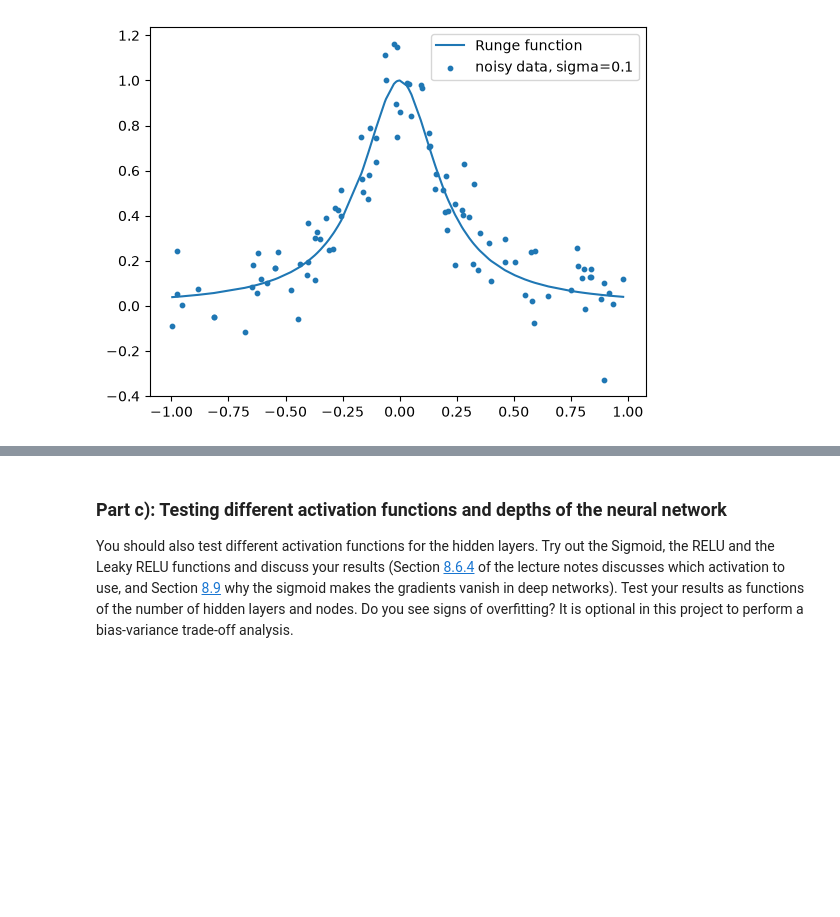
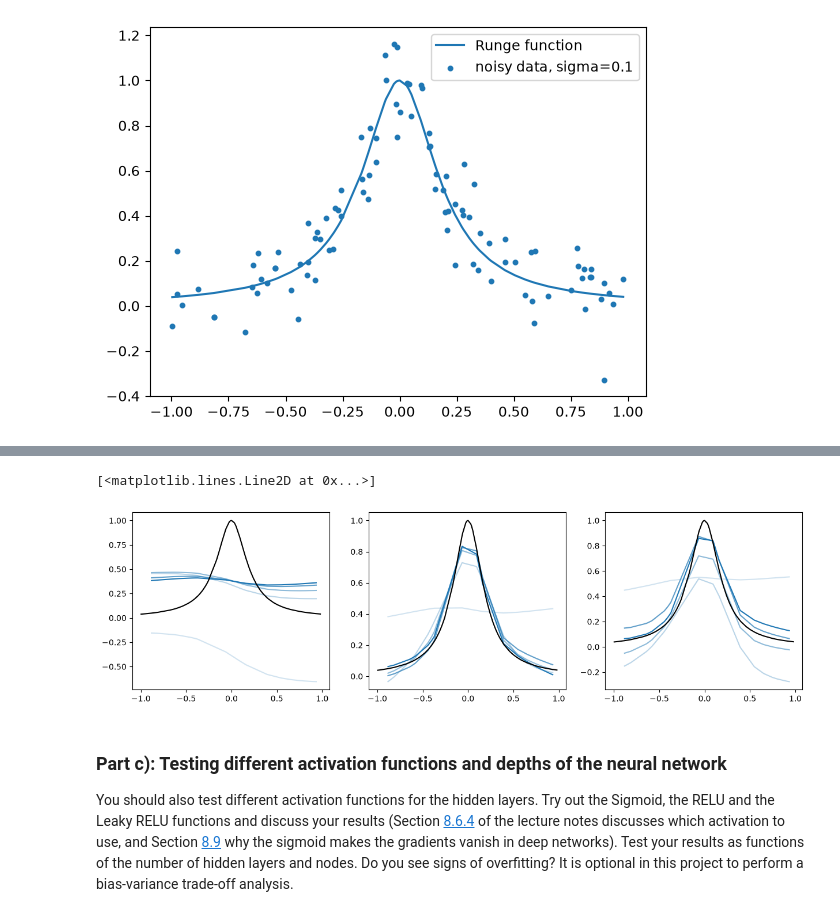
Before and after one commit to lukasMK01/FYS-STK4155, a Jupyter notebook: Project2.ipynb, the cells around one changed output, grey strips where cells are left out. Saved outputs shown, nothing was run; the diff lists cells and outputs as text; code cells hidden in the pictures; blank space fills up the shorter version.

```diff
--- a/Project2.ipynb
+++ b/Project2.ipynb
@@ -935,3 +884,44 @@ plt.show()
+# %%
+
+#Getting the raw data to plot with the Runge function
+x_tr_raw, x_te_raw, _, _ = train_test_split(x, y, test_size=0.2, random_state=2026)
+
+order = np.argsort(x_te_raw)
+
+fig, ax = plt.subplots(1,3, figsize=(15, 4))
+ax[0].plot(x_te_raw[order], ytilde_gd[1][order, 0],  label="epoch 1",color="tab:blue",alpha=0.2)
+ax[0].plot(x_te_raw[order], ytilde_gd[100][order, 0],  label="epoch 50",color="tab:blue",alpha=0.3)
+ax[0].plot(x_te_raw[order], ytilde_gd[200][order, 0],  label="epoch 100",color="tab:blue",alpha=0.5)
+ax[0].plot(x_te_raw[order], ytilde_gd[500][order, 0],  label="epoch 150",color="tab:blue",alpha=0.7)
+ax[0].plot(x_te_raw[order], ytilde_gd[-1][order, 0],  label="epoch 1000",color="tab:blue",alpha=1)
+
+ax[0].plot(x, runge(x), "k", label="Runge function")
+
+ax[1].plot(x_te_raw[order], ytilde_adam[1][order, 0],  label="epoch 1",color="tab:blue",alpha=0.2)
+ax[1].plot(x_te_raw[order], ytilde_adam[50][order, 0],  label="epoch 50",color="tab:blue",alpha=0.3)
+ax[1].plot(x_te_raw[order], ytilde_adam[100][order, 0],  label="epoch 100",color="tab:blue",alpha=0.5)
+ax[1].plot(x_te_raw[order], ytilde_adam[150][order, 0],  label="epoch 150",color="tab:blue",alpha=0.7)
+ax[1].plot(x_te_raw[order], ytilde_adam[-1][order, 0],  label="epoch 200",color="tab:blue",alpha=1)
+
+ax[1].plot(x, runge(x), "k", label="Runge function")
+
+ax[2].plot(x_te_raw[order], ytilde_rmsprop[1][order, 0],  label="epoch 1",color="tab:blue",alpha=0.2)
+ax[2].plot(x_te_raw[order], ytilde_rmsprop[50][order, 0],  label="epoch 50",color="tab:blue",alpha=0.3)
+ax[2].plot(x_te_raw[order], ytilde_rmsprop[100][order, 0],  label="epoch 100",color="tab:blue",alpha=0.5)
+ax[2].plot(x_te_raw[order], ytilde_rmsprop[150][order, 0],  label="epoch 150",color="tab:blue",alpha=0.7)
+ax[2].plot(x_te_raw[order], ytilde_rmsprop[-1][order, 0],  label="epoch 200",color="tab:blue",alpha=1)
+
+ax[2].plot(x, runge(x), "k", label="Runge function")
+
+# #Different possible design matrices
+# fig, ax = plt.subplots(3, 1, figsize=(6, 12))
+# ax[0].plot(x_norm,runge(x_norm), label="Runge function")
+# ax[1].plot(x_norm**2, runge(x_norm), label="Runge function")
+# ax[2].plot(abs(x_norm), runge(x_norm))
+# plt.legend()
+# %% [output]
+[<matplotlib.lines.Line2D at 0x...>]
+[figure, added]
 # %% [markdown]
 ### Part c): Testing different activation functions and depths of the neural network
 
```
Also changed, not shown: parts of 11 cells of this notebook.
